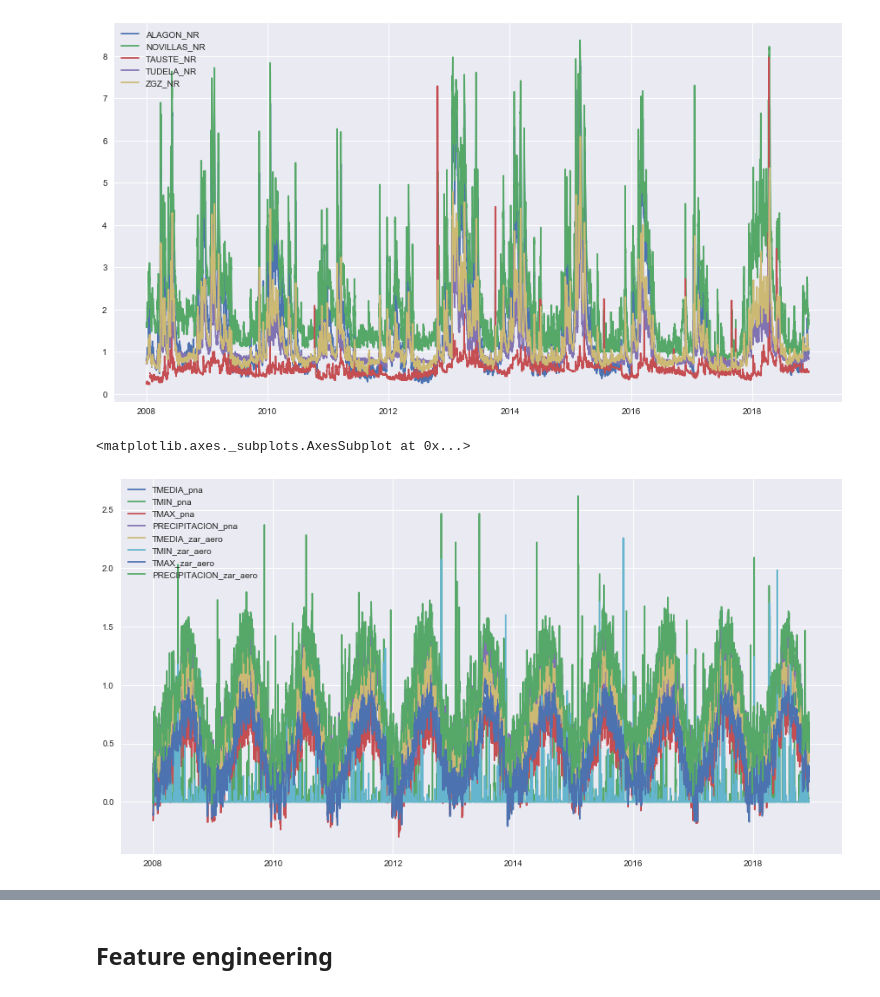
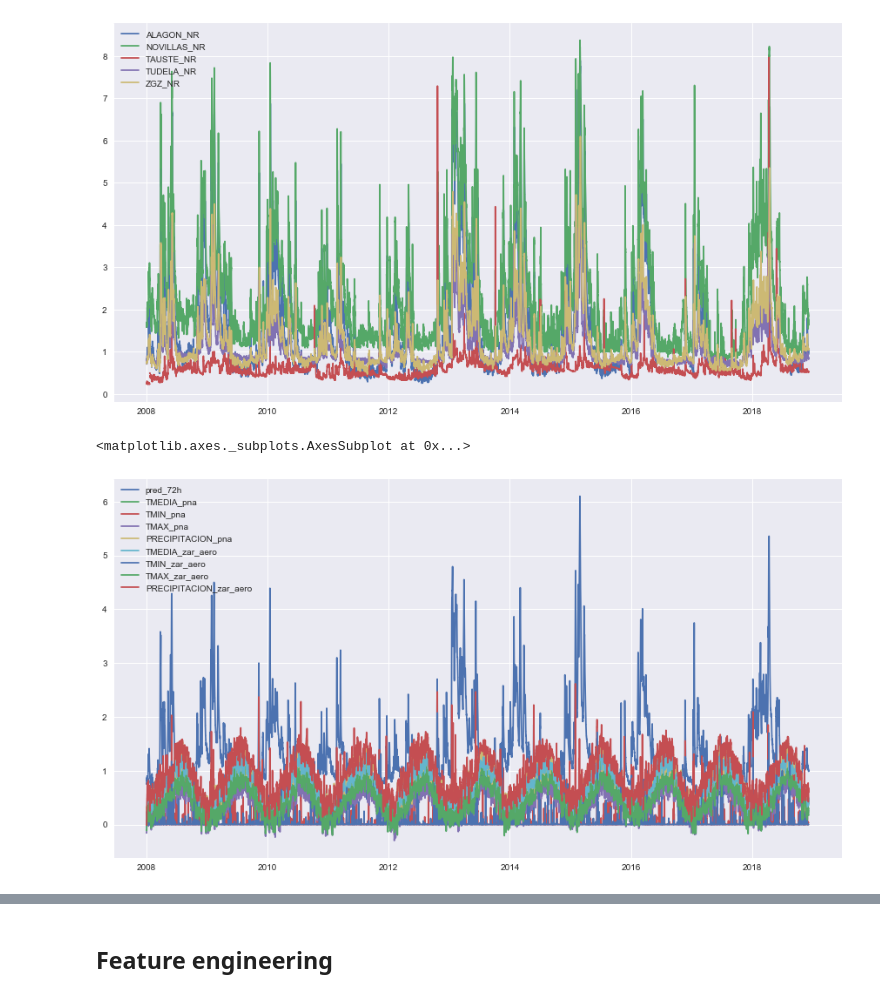
Before and after one commit to mlopezcaballero/Apsu, a Jupyter notebook: notebooks/data_preparation.ipynb, the cells around one changed output, grey strips where cells are left out. Drawn from its saved outputs; the diff is of its cells as text; code cells hidden in the pictures.

```diff
--- a/notebooks/data_preparation.ipynb
+++ b/notebooks/data_preparation.ipynb
@@ -201,9 +205,9 @@ df.iloc[:,:6].plot(figsize=(15,8))
 <matplotlib.axes._subplots.AxesSubplot at 0x...>
 [figure]
 # %%
-df.iloc[:,9:].plot(figsize=(15,8))
+df.iloc[:,8:].plot(figsize=(15,8))
 # %% [output]
 <matplotlib.axes._subplots.AxesSubplot at 0x...>
-[figure, old version]
+[figure, new version]
 # %%
 plt.figure(figsize=(10,8))
```
Also changed, not shown: parts of 28 cells of this notebook, 2 other files.
